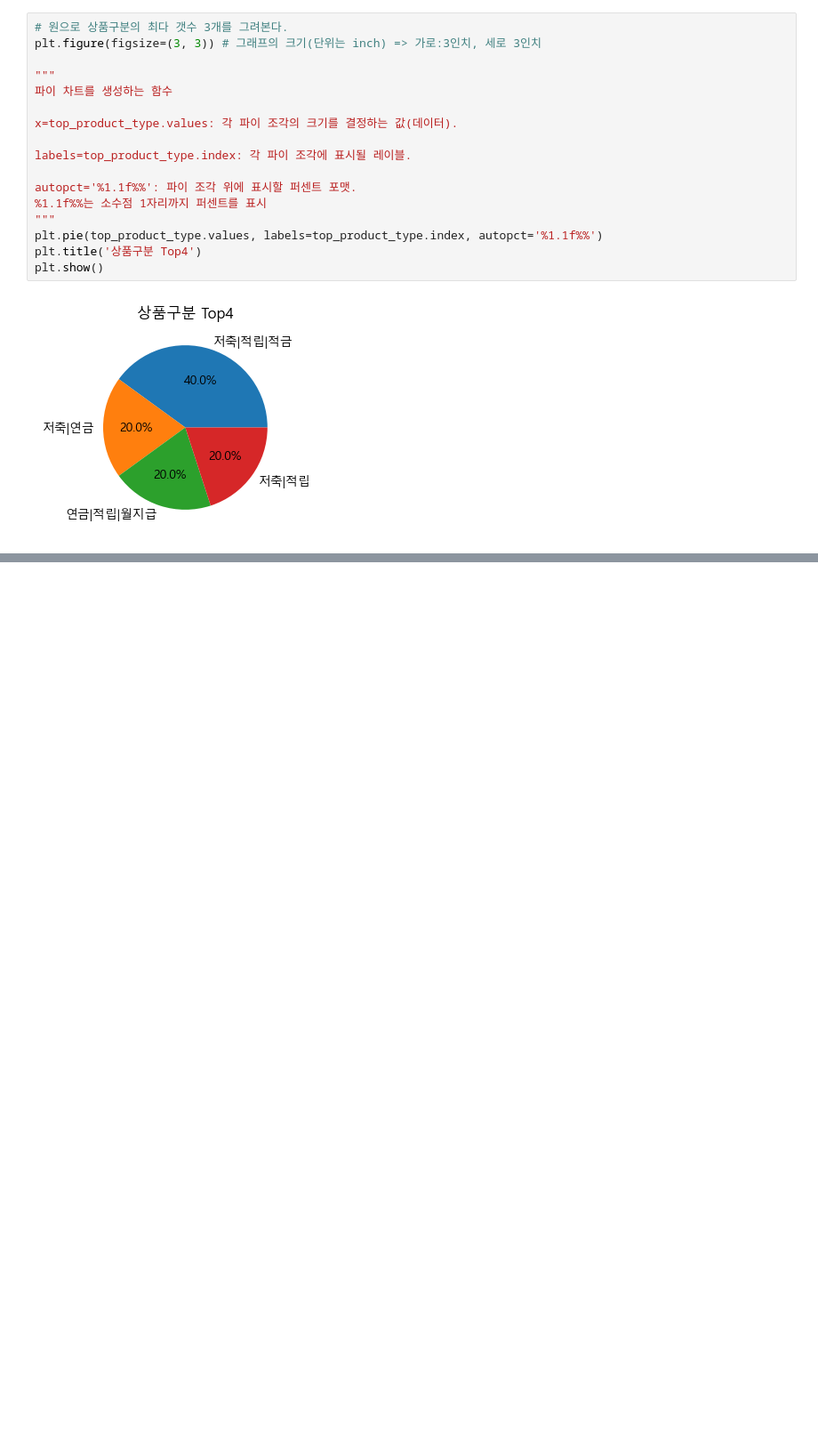
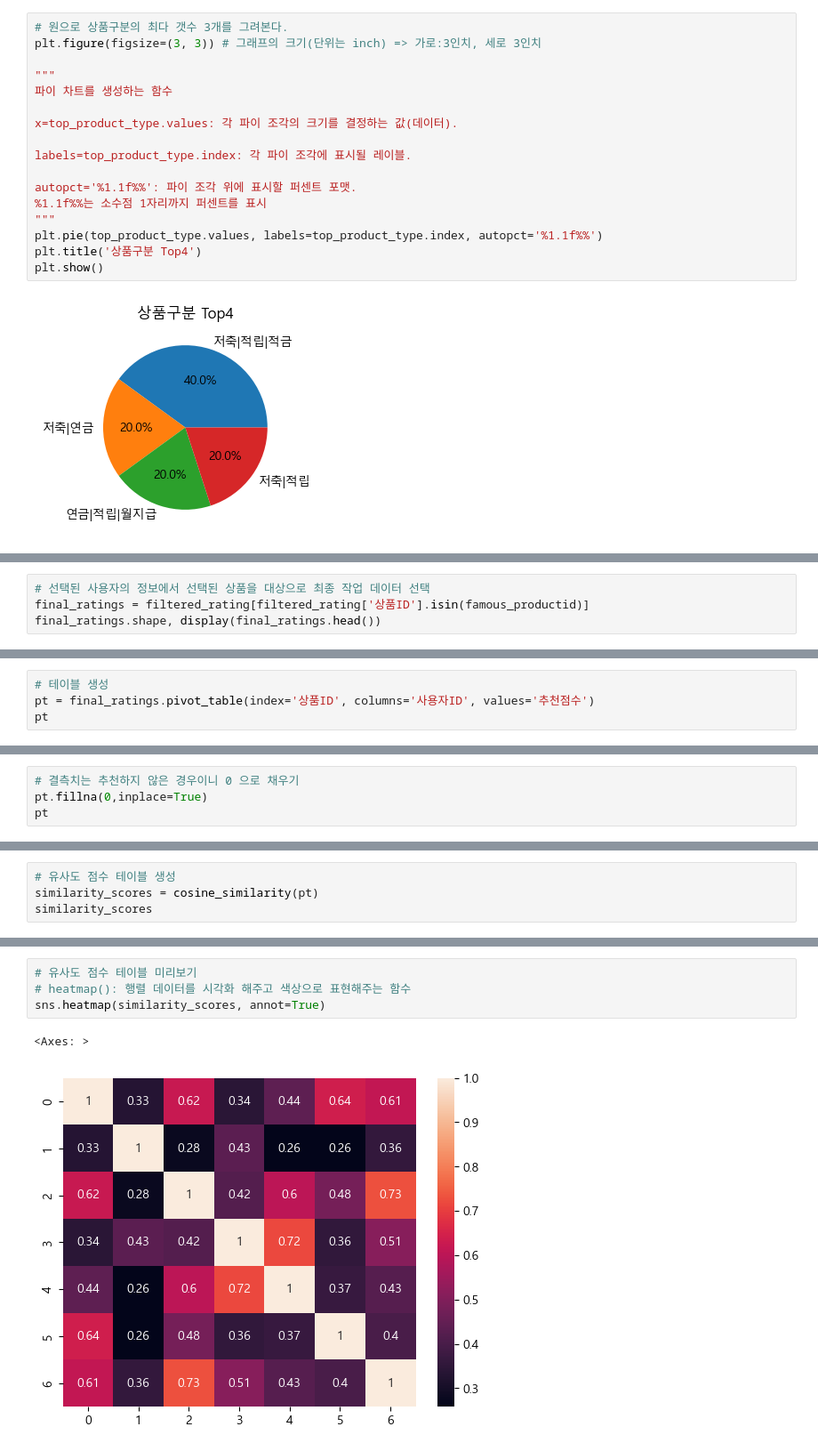
Before and after one commit to hado0123/ML, a Jupyter notebook: 03.금융상품 추천.ipynb, the cells around one changed output, grey strips where cells are left out. Shown at 89% size. Cells and saved outputs as stored; diff of their text form; blank space fills up the shorter version.

```diff
--- a/03.금융상품 추천.ipynb
+++ b/03.금융상품 추천.ipynb
@@ -128,0 +380,4 @@ plt.show()
+# %%
+# 선택된 사용자의 정보에서 선택된 상품을 대상으로 최종 작업 데이터 선택
+final_ratings = filtered_rating[filtered_rating['상품ID'].isin(famous_productid)]
+final_ratings.shape, display(final_ratings.head())
@@ -128,0 +392,4 @@ plt.show()
+# %%
+# 테이블 생성
+pt = final_ratings.pivot_table(index='상품ID', columns='사용자ID', values='추천점수')
+pt
@@ -128,0 +407,4 @@ plt.show()
+# %%
+# 결측치는 추천하지 않은 경우이니 0 으로 채우기
+pt.fillna(0,inplace=True)
+pt
@@ -128,0 +422,4 @@ plt.show()
+# %%
+# 유사도 점수 테이블 생성
+similarity_scores = cosine_similarity(pt)
+similarity_scores
@@ -128,0 +441,7 @@ plt.show()
+# %%
+# 유사도 점수 테이블 미리보기
+# heatmap(): 행렬 데이터를 시각화 해주고 색상으로 표현해주는 함수
+sns.heatmap(similarity_scores, annot=True)
+# %% [output]
+<Axes: >
+[figure, added]
```
Also changed, not shown: parts of 24 cells of this notebook.
